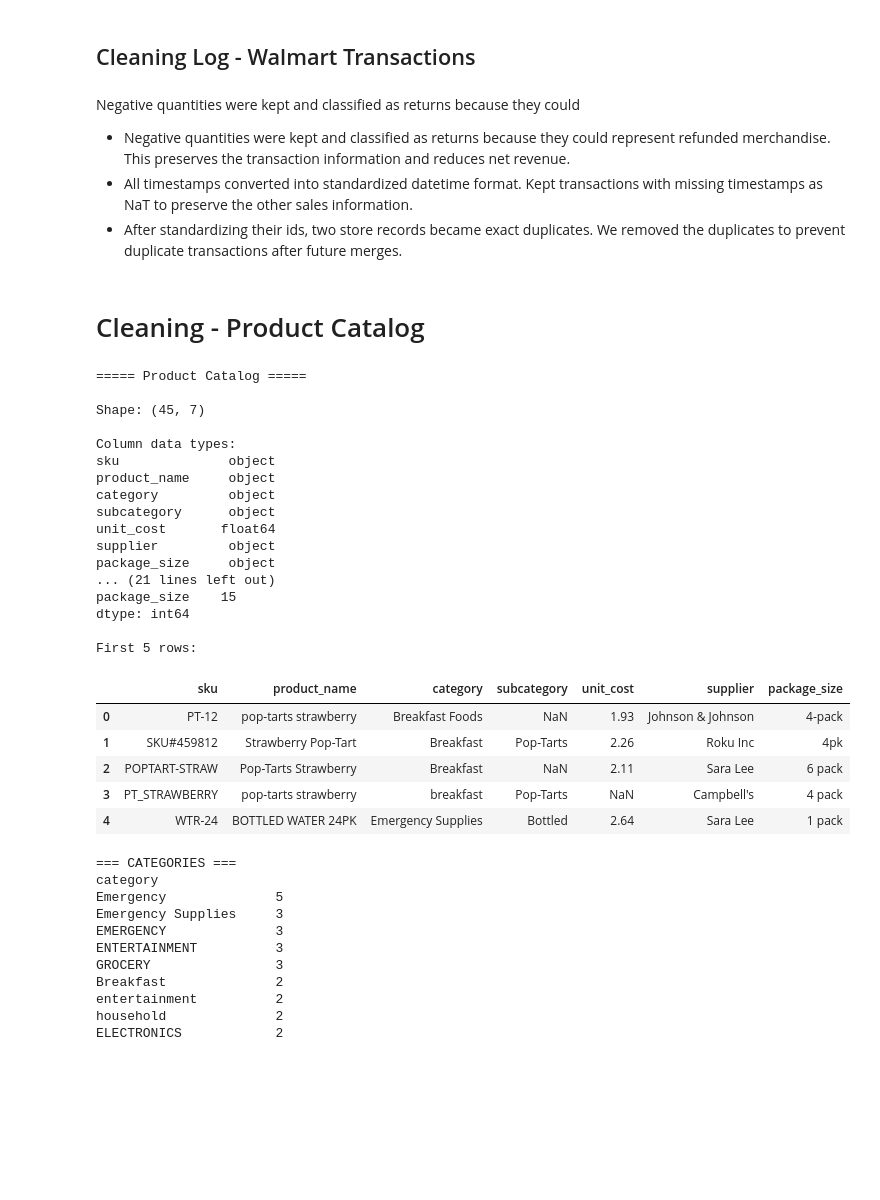
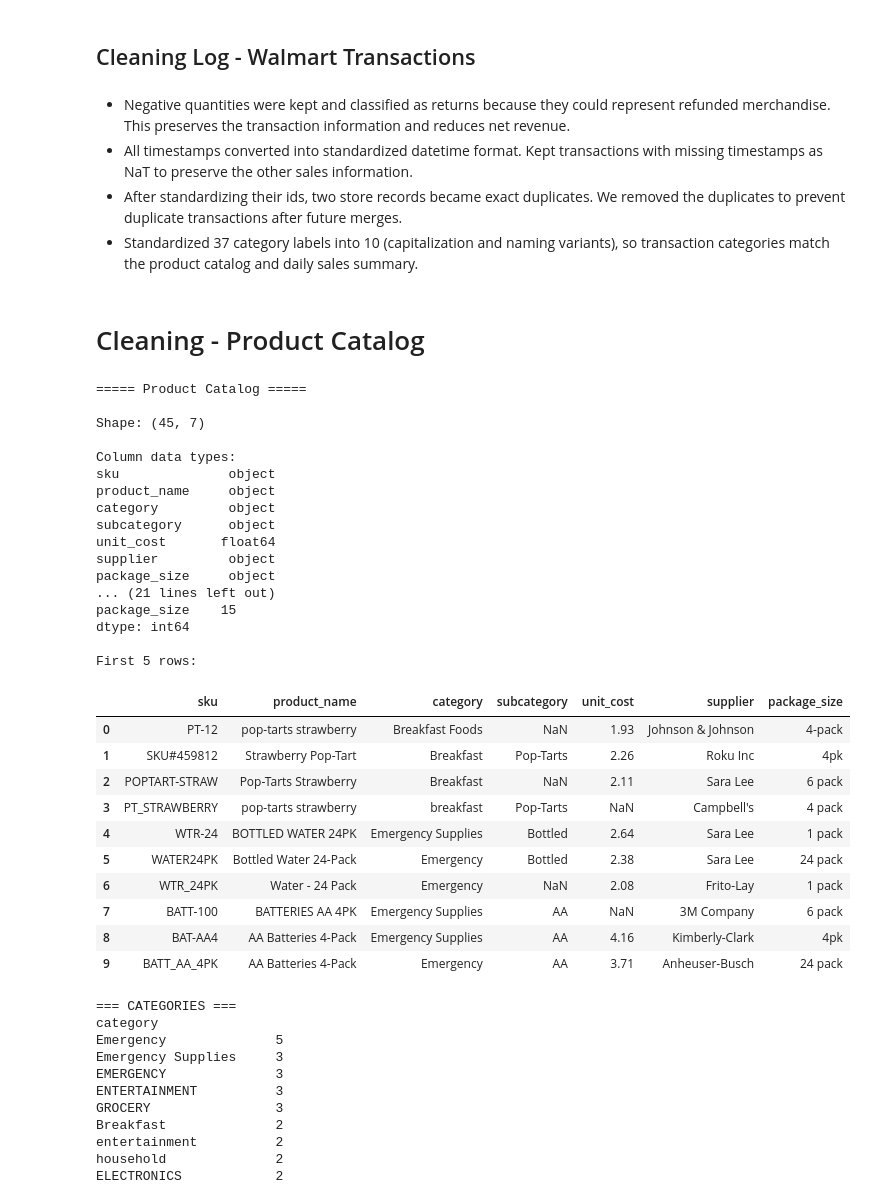
Before and after one commit to ciara-graves/walmart-hurricane-project, a Jupyter notebook: notebooks/DS2002_MidtermTeam_notebook.ipynb, the cells around one changed output. Saved outputs shown, nothing was run; the diff lists cells and outputs as text; code cells hidden in the pictures; blank space fills up the shorter version.

```diff
--- a/notebooks/DS2002_MidtermTeam_notebook.ipynb
+++ b/notebooks/DS2002_MidtermTeam_notebook.ipynb
@@ -480,11 +480,10 @@ Duplicates removed: 2
 Cleaning Log - Walmart Transactions
 ---
 # %% [markdown]
-Negative quantities were kept and classified as returns because they could
-
 *  Negative quantities were kept and classified as returns because they could represent refunded merchandise. This preserves the transaction information and reduces net revenue.
 * All timestamps converted into standardized datetime format. Kept transactions with missing timestamps as NaT to preserve the other sales information.
 * After standardizing their ids, two store records became exact duplicates. We removed the duplicates to prevent duplicate transactions after future merges.
+* Standardized 37 category labels into 10 (capitalization and naming variants), so transaction categories match the product catalog and daily sales summary.
 # %% [markdown]
 # Cleaning - Product Catalog
 # %%
@@ -510,34 +509,39 @@ def inspect_dataset(df, name):
 
 
     print("\nFirst 5 rows:")
-    display(df.head())
+    display(df.head(10)) # 9 total items, so will output all
 
 
 inspect_dataset(product_catalog, "Product Catalog")
 # %% [output]
 ===== Product Catalog =====
 
 Shape: (45, 7)
 
 Column data types:
 sku              object
 product_name     object
 category         object
 subcategory      object
 unit_cost       float64
 supplier         object
 package_size     object
 ... (21 lines left out)
 package_size    15
 dtype: int64
 
 First 5 rows:
 |  | sku | product_name | category | subcategory | unit_cost | supplier | package_size |
 | 0 | PT-12 | pop-tarts strawberry | Breakfast Foods | NaN | 1.93 | Johnson & Johnson | 4-pack |
 | 1 | SKU#459812 | Strawberry Pop-Tart | Breakfast | Pop-Tarts | 2.26 | Roku Inc | 4pk |
 | 2 | POPTART-STRAW | Pop-Tarts Strawberry | Breakfast | NaN | 2.11 | Sara Lee | 6 pack |
 | 3 | PT_STRAWBERRY | pop-tarts strawberry | breakfast | Pop-Tarts | NaN | Campbell's | 4 pack |
 | 4 | WTR-24 | BOTTLED WATER 24PK | Emergency Supplies | Bottled | 2.64 | Sara Lee | 1 pack |
+| 5 | WATER24PK | Bottled Water 24-Pack | Emergency | Bottled | 2.38 | Sara Lee | 24 pack |
+| 6 | WTR_24PK | Water - 24 Pack | Emergency | NaN | 2.08 | Frito-Lay | 1 pack |
+| 7 | BATT-100 | BATTERIES AA 4PK | Emergency Supplies | AA | NaN | 3M Company | 6 pack |
+| 8 | BAT-AA4 | AA Batteries 4-Pack | Emergency Supplies | AA | 4.16 | Kimberly-Clark | 4pk |
+| 9 | BATT_AA_4PK | AA Batteries 4-Pack | Emergency | AA | 3.71 | Anheuser-Busch | 24 pack |
 # %%
 print("=== CATEGORIES ===")
 print(product_catalog['category'].value_counts())
```
Also changed, not shown: parts of 21 cells of this notebook.
